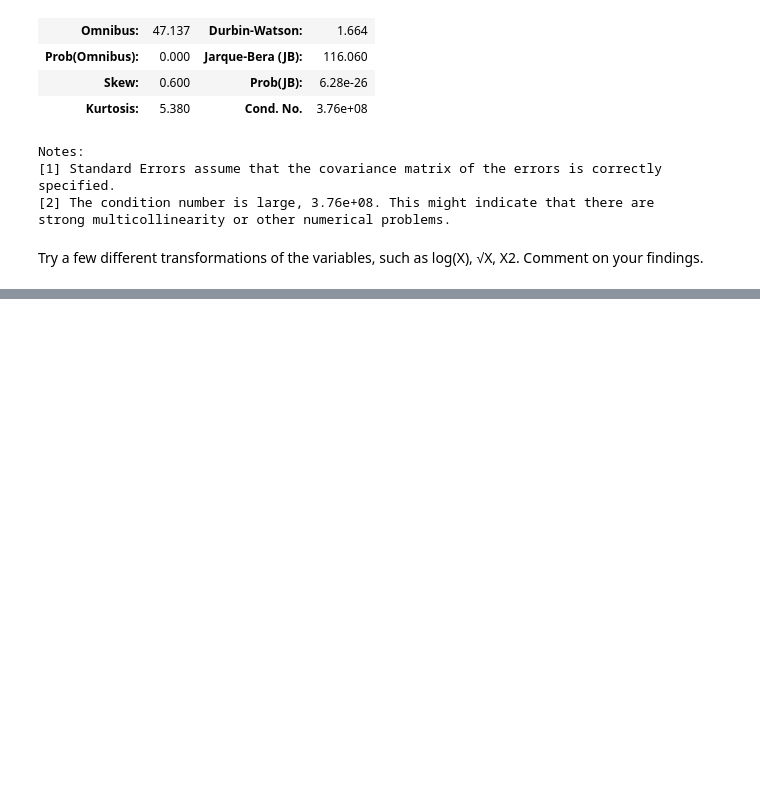
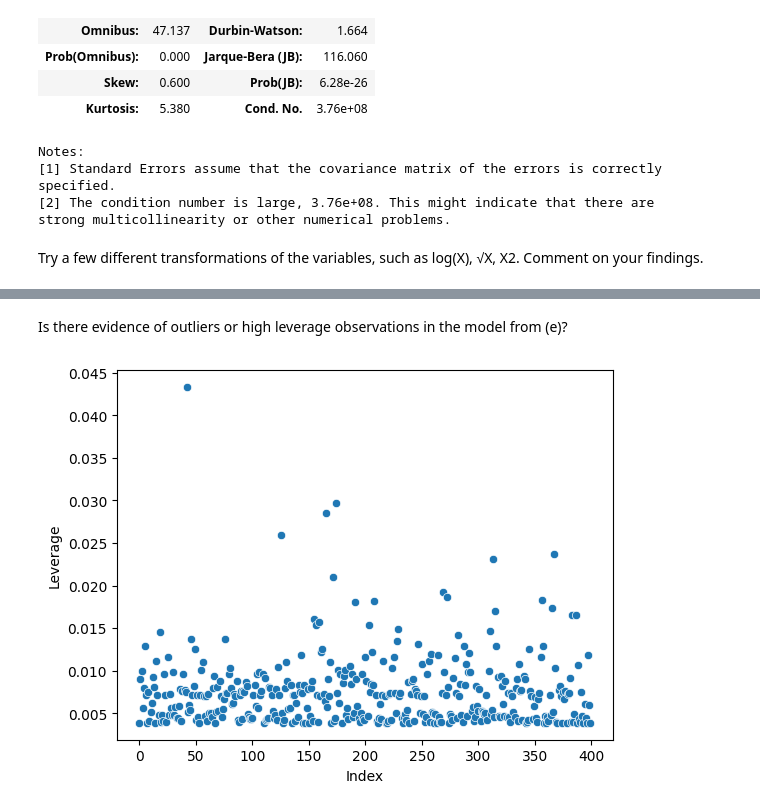
Before and after one commit to mrclneumann/ISLP_labs, a Jupyter notebook: solutions/Ch03.ipynb, the cells around one changed output, grey strips where cells are left out. Drawn from its saved outputs; the diff is of its cells as text; code cells hidden in the pictures; blank space fills up the shorter version.

```diff
--- a/solutions/Ch03.ipynb
+++ b/solutions/Ch03.ipynb
@@ -324,0 +327,5 @@ strong multicollinearity problems or that the design matrix is singular.
+# %%
+from ISLP import load_data
+
+carseats = load_data('Carseats')
+carseats
@@ -324,0 +348,6 @@ strong multicollinearity problems or that the design matrix is singular.
+# %%
+X = sm.add_constant(pd.get_dummies(carseats[["Price", "Urban", "US"]], drop_first=True))
+y = carseats["Sales"]
+
+results = sm.OLS(y, X.astype(float)).fit()
+results.summary()
@@ -324,0 +407,6 @@ strong multicollinearity problems or that the design matrix is singular.
+# %%
+X = sm.add_constant(pd.get_dummies(carseats[["Price", "US"]], drop_first=True))
+y = carseats["Sales"]
+
+results = sm.OLS(y, X.astype(float)).fit()
+results.summary()
@@ -324,0 +463,9 @@ strong multicollinearity problems or that the design matrix is singular.
+# %% [markdown]
+Is there evidence of outliers or high leverage observations in the model from (e)?
+# %%
+influence = results.get_influence()
+sns.scatterplot(x=X.index, y=influence.hat_matrix_diag)
+plt.xlabel('Index')
+plt.ylabel('Leverage');
+# %% [output]
+[figure, added]
```
Also changed, not shown: parts of 20 cells of this notebook.
